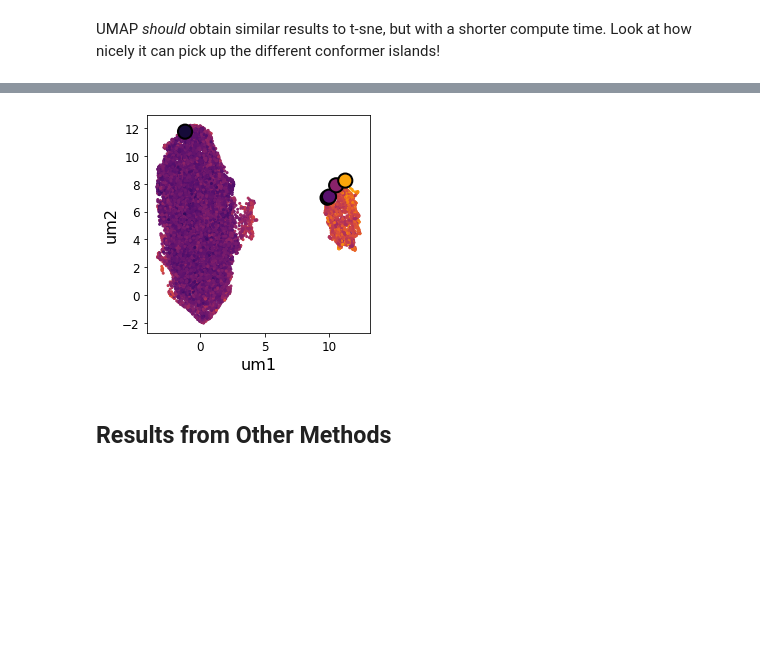
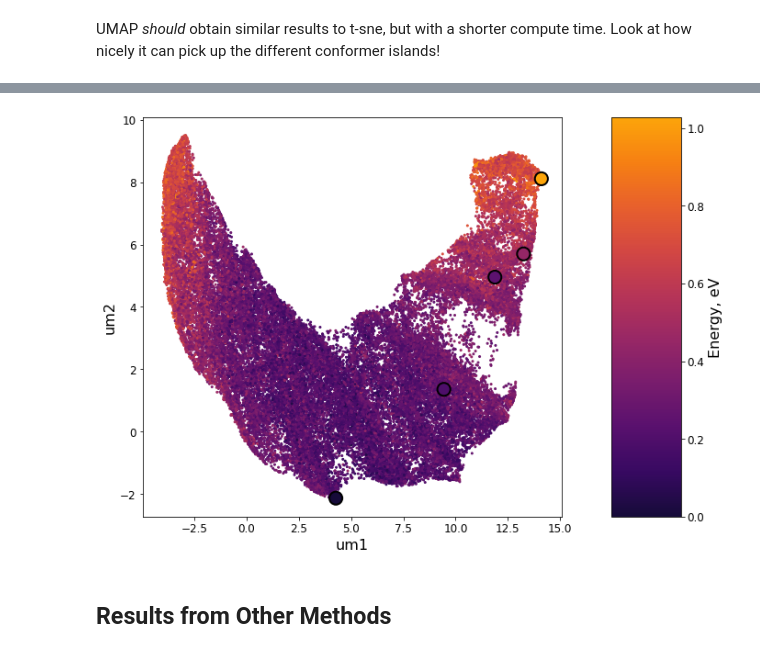
Before and after one commit to cersonsky-lab/unsupervised-ml, a Jupyter notebook: Dimensionality_Reduction_Cyclohexane.ipynb, the cells around one changed output, grey strips where cells are left out. Cells and saved outputs as stored; diff of their text form; code cells hidden in the pictures; blank space fills up the shorter version.

Commit message:
Adding cyclohexanes

```diff
--- a/Dimensionality_Reduction_Cyclohexane.ipynb
+++ b/Dimensionality_Reduction_Cyclohexane.ipynb
@@ -221,12 +217,11 @@ soaps.shape, conf_soaps.shape
 # %%
 from sklearn.decomposition import PCA
 
-pca = PCA(n_components=100)
+pca = PCA()
 pca.fit(mean_soaps)
 
 t_pca = pca.transform(mean_soaps)
 t_pca_conf = pca.transform(conf_mean_soaps)
 
 plot_embedding(t_pca, t_pca_conf, savename='figures/Figure2/pca.eps')
-np.savez('cyclohexane_data/pca.npz', pca=t_pca, pca_conf=t_pca_conf)
 # %% [output]
@@ -256,0 +239,6 @@ ChemiscopeWidget(value=None, data='{"meta": {"name": " "}, "structures": [{"size
+# %%
+plt.semilogy(pca.explained_variance_ratio_)
+plt.gca().set_xlabel(r'$n_{PC}$')
+plt.gca().set_ylabel("Explained Variance Ratio")
+n_pca = np.where(np.cumsum(pca.explained_variance_ratio_)>0.9999)[0][0]
+print(n_pca)
@@ -257,3 +250,6 @@ ChemiscopeWidget(value=None, data='{"meta": {"name": " "}, "structures": [{"size
+# %%
+pca_desc = t_pca[:, :n_pca]
+conf_pca_desc = t_pca_conf[:, :n_pca]
 # %% [markdown]
 ### Kernel Principal Components Analysis
 # %%
@@ -361,7 +355,7 @@ UMAP _should_ obtain similar results to t-sne, but with a shorter compute time.
 # %%
 import umap
 
-um = umap.UMAP(n_components=2, n_neighbors=20)
-um.fit(mean_soaps)
+um = umap.UMAP(n_components=2, n_neighbors=50)
+um.fit(pca_desc)
 # %% [output]
 OMP: Info #271: omp_set_nested routine deprecated, please use omp_set_max_active_levels instead.
@@ -369,10 +363,9 @@ UMAP(n_neighbors=20, tqdm_kwds={'bar_format': '{desc}: {percentage:3.0f}%| {bar}
 # %%
-t_um=um.transform(mean_soaps)
-t_um_conf=um.transform(conf_mean_soaps)
-plot_embedding(t_um, t_um_conf, xlabel='um1', ylabel='um2', cbar=False)
-np.savez('cyclohexane_data/umap.npz', umap=t_um, umap_conf=t_um_conf)
+t_um=um.transform(pca_desc)
+t_um_conf=um.transform(conf_pca_desc)
+plot_embedding(t_um, t_um_conf, xlabel='um1', ylabel='um2')
 # %% [output]
-[figure, old version]
+[figure, new version]
 # %% [markdown]
 ## Results from Other Methods
 # %% [markdown]
```
Also changed, not shown: parts of 37 cells of this notebook, 2 other files.
